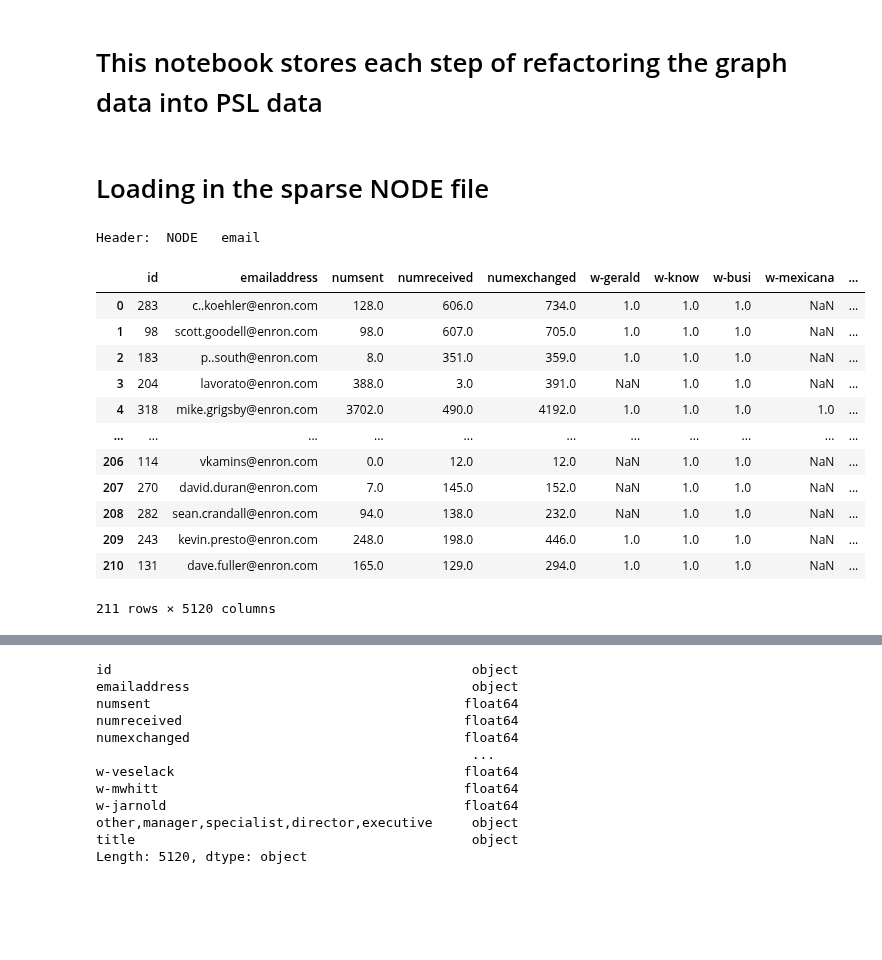
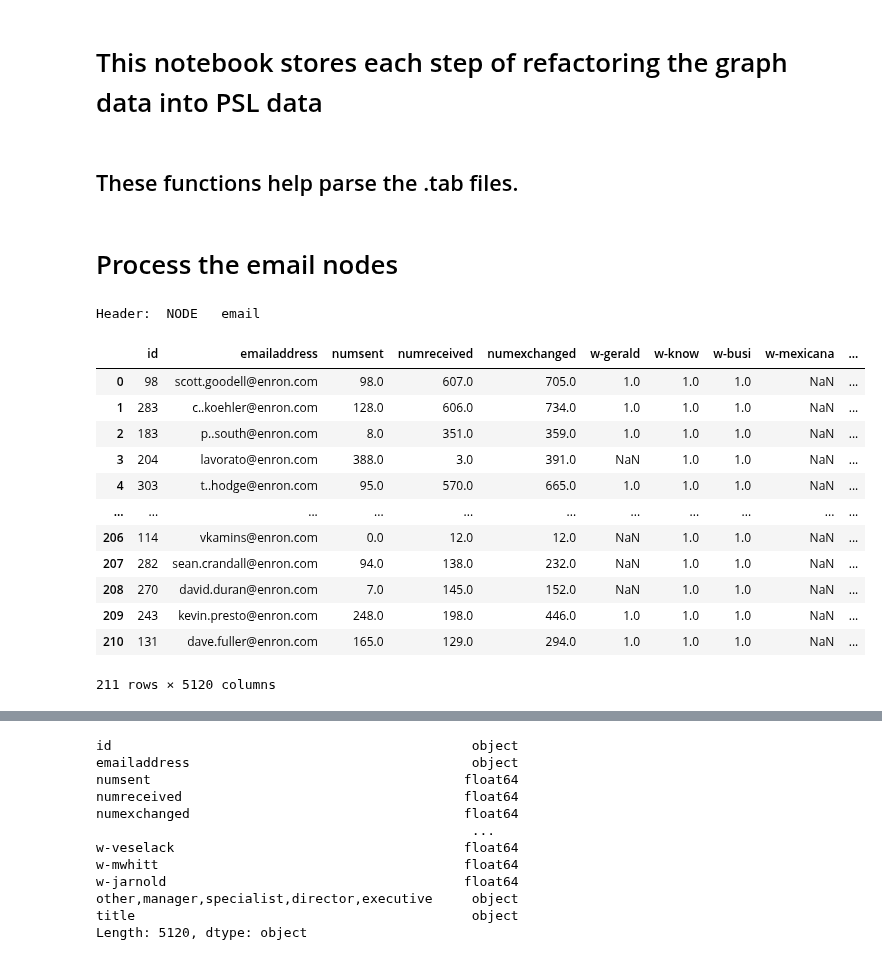
Before and after one commit to linqs/collective-graph-identification, a Jupyter notebook: scripts/Data Refactor.ipynb, the cells around one changed output, grey strips where cells are left out. Cells and saved outputs as stored; diff of their text form; code cells hidden in the pictures; blank space fills up the shorter version.

```diff
--- a/scripts/Data Refactor.ipynb
+++ b/scripts/Data Refactor.ipynb
@@ -4,7 +4,7 @@
 import pandas as pd
 import re
 # %% [markdown]
-# Loading in the sparse NODE file
+## These functions help parse the .tab files.
 # %%
 # used for extracting feature name
 # returns: tuple (feature_name, feature_value, optional_value)
@@ -56,21 +56,23 @@ def load_table(filename):
             i += 1
 
     return node_data
+# %% [markdown]
+# Process the email nodes
 # %%
-email_nodes = load_table('../c3/namata-kdd11-data/enron/enron-samples-lowunk/outputgraph/enron.NODE.email.tab')
+email_nodes = load_table('../c3/namata-kdd11-data/enron/enron-samples-lowunk/enron-sample-lowunk-1of6/sample-enron.NODE.email.tab')
 email_nodes
 # %% [output]
 Header:  NODE   email
 |  | id | emailaddress | numsent | numreceived | numexchanged | w-gerald | w-know | w-busi | w-mexicana | ... |
-| 0 | 283 | c..koehler@enron.com | 128.0 | 606.0 | 734.0 | 1.0 | 1.0 | 1.0 | NaN | ... |
-| 1 | 98 | scott.goodell@enron.com | 98.0 | 607.0 | 705.0 | 1.0 | 1.0 | 1.0 | NaN | ... |
+| 0 | 98 | scott.goodell@enron.com | 98.0 | 607.0 | 705.0 | 1.0 | 1.0 | 1.0 | NaN | ... |
+| 1 | 283 | c..koehler@enron.com | 128.0 | 606.0 | 734.0 | 1.0 | 1.0 | 1.0 | NaN | ... |
 | 2 | 183 | p..south@enron.com | 8.0 | 351.0 | 359.0 | 1.0 | 1.0 | 1.0 | NaN | ... |
 | 3 | 204 | lavorato@enron.com | 388.0 | 3.0 | 391.0 | NaN | 1.0 | 1.0 | NaN | ... |
-| 4 | 318 | mike.grigsby@enron.com | 3702.0 | 490.0 | 4192.0 | 1.0 | 1.0 | 1.0 | 1.0 | ... |
+| 4 | 303 | t..hodge@enron.com | 95.0 | 570.0 | 665.0 | 1.0 | 1.0 | 1.0 | NaN | ... |
 | ... | ... | ... | ... | ... | ... | ... | ... | ... | ... | ... |
 | 206 | 114 | vkamins@enron.com | 0.0 | 12.0 | 12.0 | NaN | 1.0 | 1.0 | NaN | ... |
-| 207 | 270 | david.duran@enron.com | 7.0 | 145.0 | 152.0 | NaN | 1.0 | 1.0 | NaN | ... |
-| 208 | 282 | sean.crandall@enron.com | 94.0 | 138.0 | 232.0 | NaN | 1.0 | 1.0 | NaN | ... |
+| 207 | 282 | sean.crandall@enron.com | 94.0 | 138.0 | 232.0 | NaN | 1.0 | 1.0 | NaN | ... |
+| 208 | 270 | david.duran@enron.com | 7.0 | 145.0 | 152.0 | NaN | 1.0 | 1.0 | NaN | ... |
 | 209 | 243 | kevin.presto@enron.com | 248.0 | 198.0 | 446.0 | 1.0 | 1.0 | 1.0 | NaN | ... |
 | 210 | 131 | dave.fuller@enron.com | 165.0 | 129.0 | 294.0 | 1.0 | 1.0 | 1.0 | NaN | ... |
 211 rows × 5120 columns
```
Also changed, not shown: parts of 18 cells of this notebook.
